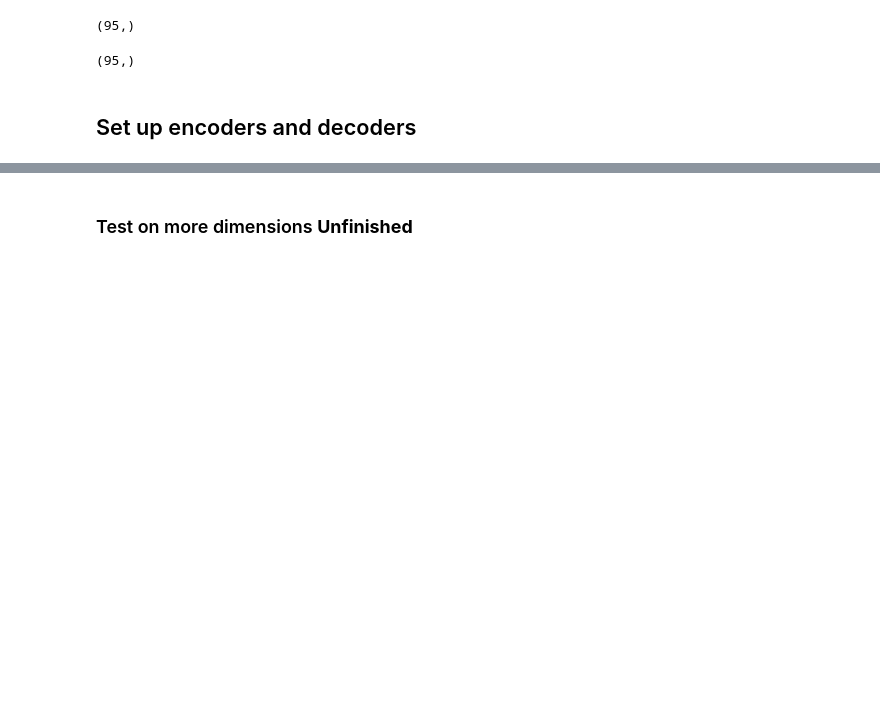
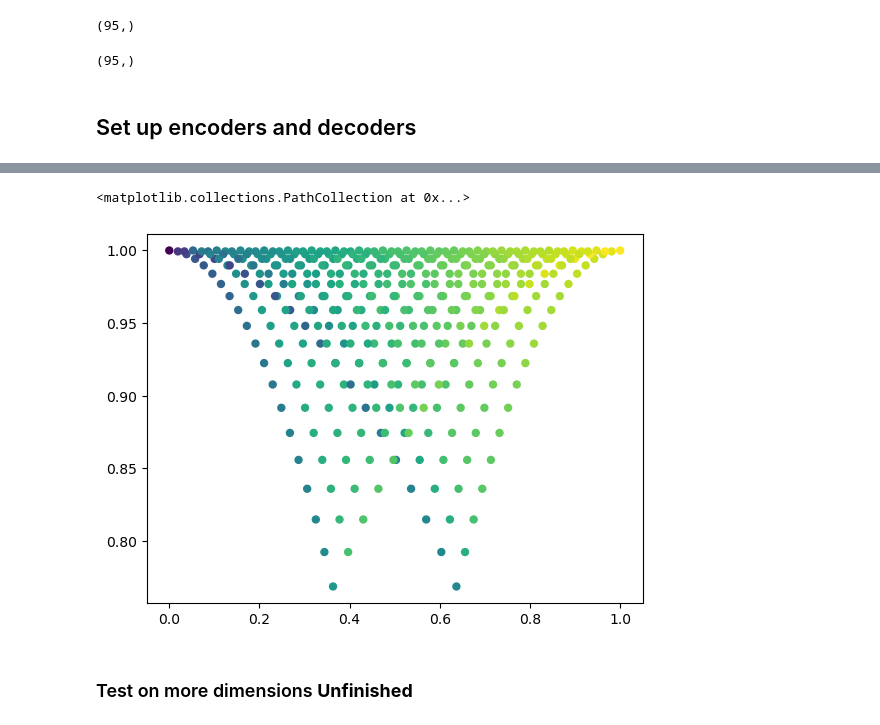
Before and after one commit to mengqvist/ASRA, a Jupyter notebook: ASRA.ipynb, the cells around one changed output, grey strips where cells are left out. Saved outputs shown, nothing was run; the diff lists cells and outputs as text; code cells hidden in the pictures; blank space fills up the shorter version.

```diff
--- a/ASRA.ipynb
+++ b/ASRA.ipynb
@@ -72,0 +92,9 @@ print(Q)
+# %%
+scores = build_additive_model(Qs)
+x_embed, y_embed = rank_corner_coords(X_all, orderings=orderings, levels_per_pos=[20,20], block_weights=block_weights)
+y_pred = np.array([additive_predict(scores, x) for x in X_all])
+
+plt.scatter(x=x_embed, y=y_embed, c=y_pred, cmap='viridis', s=25)
+# %% [output]
+<matplotlib.collections.PathCollection at 0x...>
+[figure, added]
```
Also changed, not shown: parts of 8 cells of this notebook.
